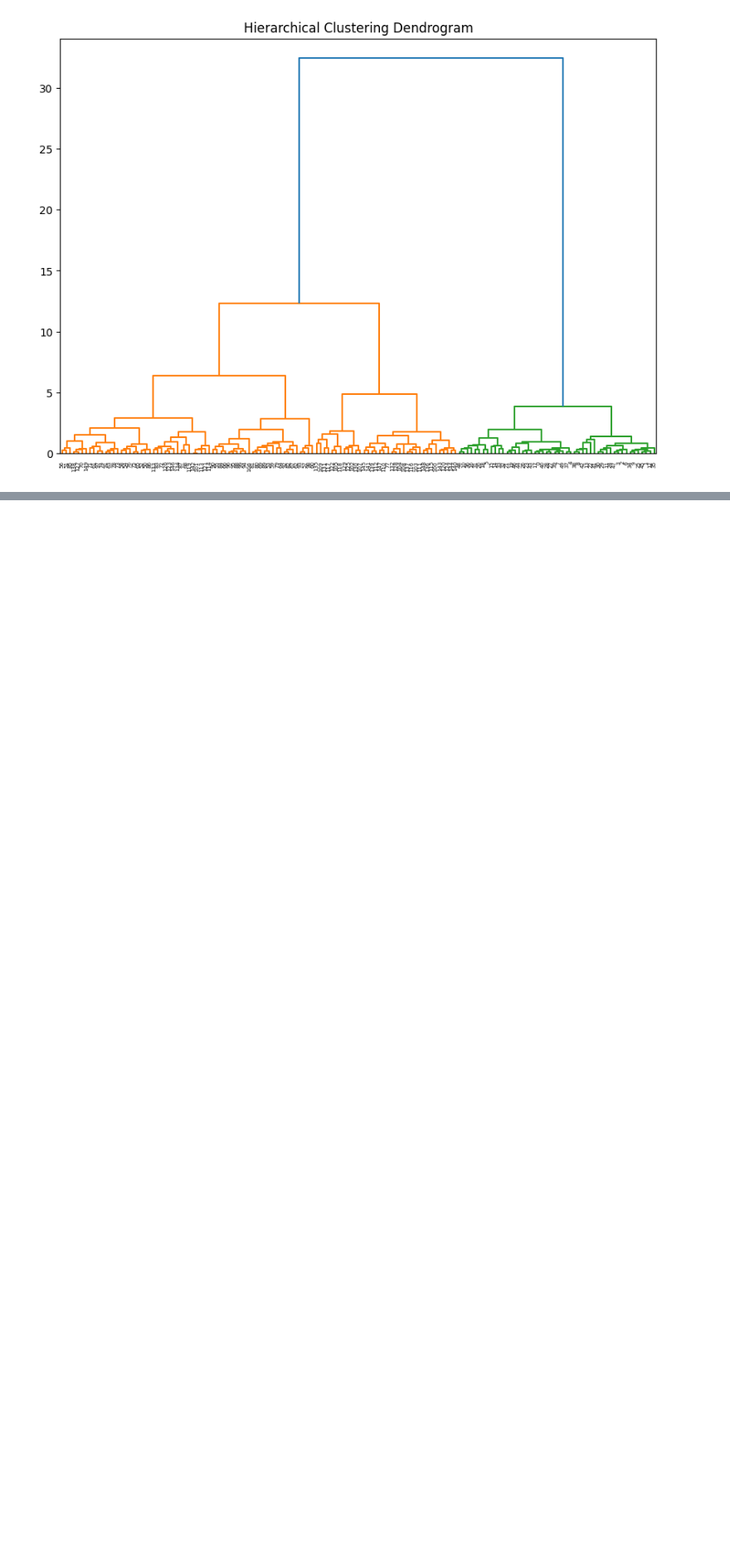
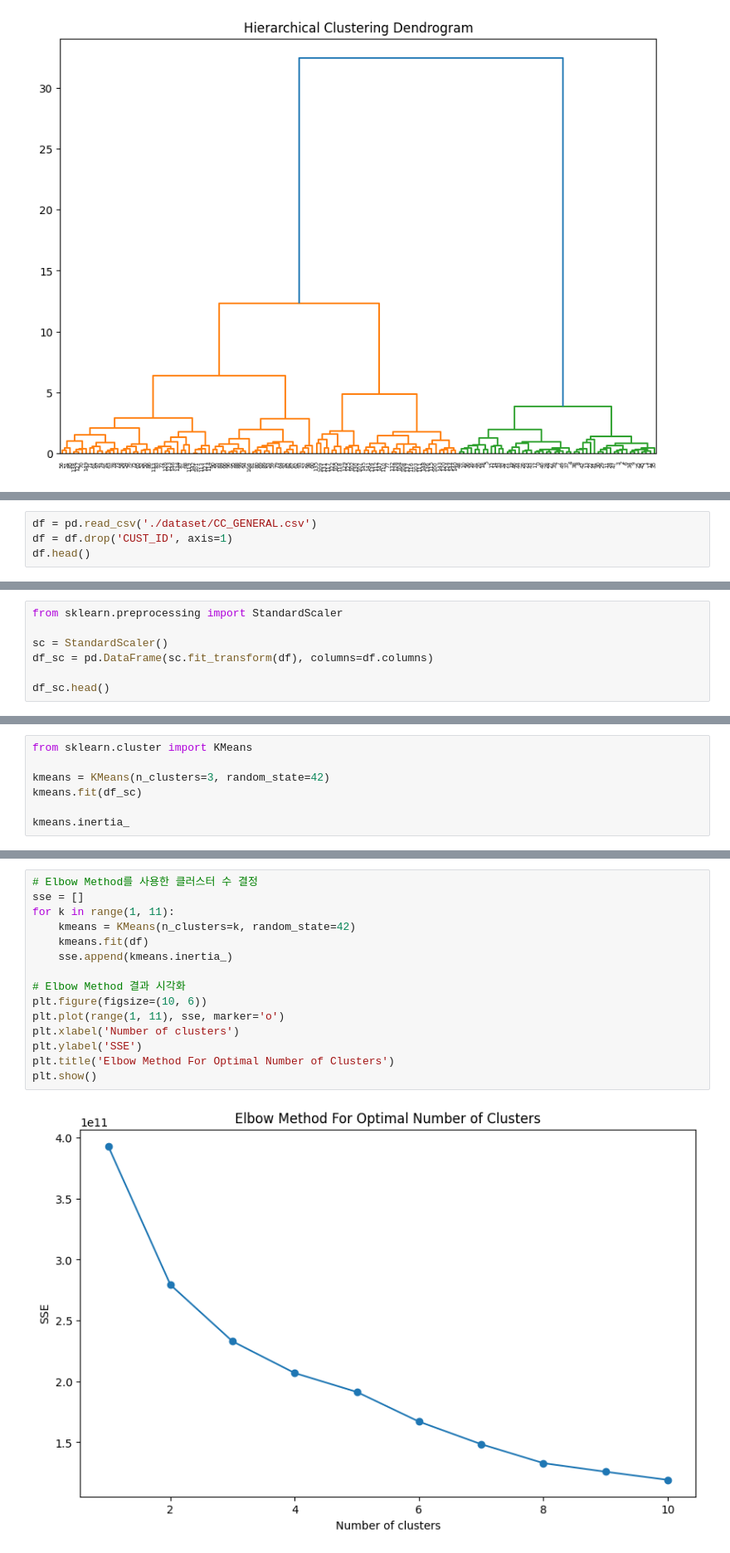
Before and after one commit to Hyunsoo-Ryan-Lee/ML_Lecture, a Jupyter notebook: 08.Clustering/2.Hierarchical.ipynb, the cells around one changed output, grey strips where cells are left out. Shown: that part at 83% size. Drawn from its saved outputs; the diff is of its cells as text; blank space fills up the shorter version.

```diff
--- a/08.Clustering/2.Hierarchical.ipynb
+++ b/08.Clustering/2.Hierarchical.ipynb
@@ -30,0 +33,4 @@ plt.show()
+# %%
+df = pd.read_csv('./dataset/CC_GENERAL.csv')
+df = df.drop('CUST_ID', axis=1)
+df.head()
@@ -30,0 +44,7 @@ plt.show()
+# %%
+from sklearn.preprocessing import StandardScaler
+
+sc = StandardScaler()
+df_sc = pd.DataFrame(sc.fit_transform(df), columns=df.columns)
+
+df_sc.head()
@@ -30,0 +58,7 @@ plt.show()
+# %%
+from sklearn.cluster import KMeans
+
+kmeans = KMeans(n_clusters=3, random_state=42)
+kmeans.fit(df_sc)
+
+kmeans.inertia_
@@ -30,0 +67,17 @@ plt.show()
+# %%
+# Elbow Method를 사용한 클러스터 수 결정
+sse = []
+for k in range(1, 11):
+    kmeans = KMeans(n_clusters=k, random_state=42)
+    kmeans.fit(df)
+    sse.append(kmeans.inertia_)
+
+# Elbow Method 결과 시각화
+plt.figure(figsize=(10, 6))
+plt.plot(range(1, 11), sse, marker='o')
+plt.xlabel('Number of clusters')
+plt.ylabel('SSE')
+plt.title('Elbow Method For Optimal Number of Clusters')
+plt.show()
+# %% [output]
+[figure, added]
```
Also changed, not shown: parts of 5 cells of this notebook, 7 other files.
